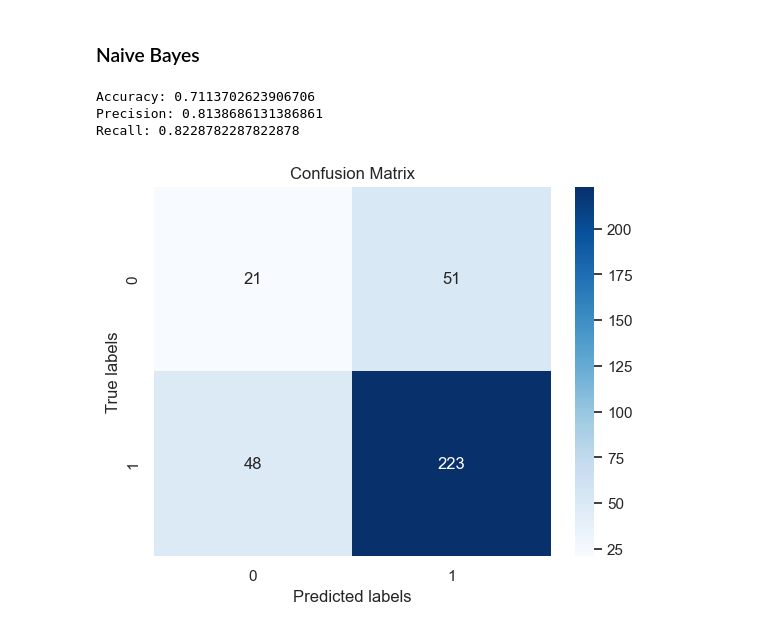
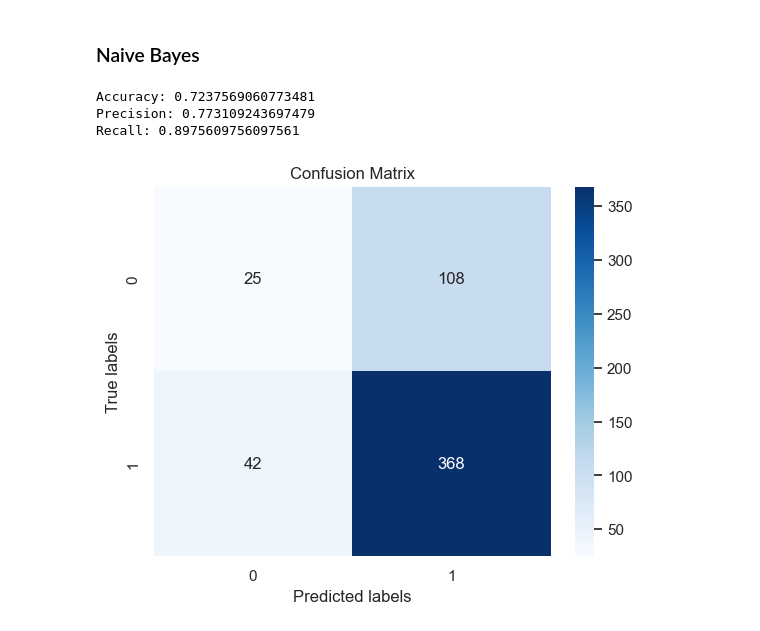
Before and after one commit to alfeng22/COMP562-Final-Project, a Jupyter notebook: data.ipynb, the cells around one changed output. Cells and saved outputs as stored; diff of their text form; code cells hidden in the pictures.

Commit message:
Add expanded data file, update model

```diff
--- a/data.ipynb
+++ b/data.ipynb
@@ -16,7 +16,7 @@ sns.set(style="whitegrid")
 # Read and display a snapshot ofour dataset
 # %%
 # Load the dataset
-df = pd.read_csv('Impact_of_Remote_Work_on_Mental_Health.csv')
+df = pd.read_csv('Expanded_Remote_Workers_Data1.csv')
 
 # Display the first few rows of the dataset
 df.head(10)
@@ -135,10 +135,14 @@ plt.show()
 # Convert categorical vars and split data
 # %%
 from sklearn.model_selection import train_test_split
+from sklearn.naive_bayes import MultinomialNB
+
 from sklearn.preprocessing import MinMaxScaler
-from imblearn.over_sampling import SMOTE
+from sklearn.decomposition import PCA
+from sklearn.pipeline import Pipeline
+import pandas as pd
 
-df = df[(df['Work_Location'] == 'Remote')]
+df = df[df['Work_Location'] == 'Remote']
 
 # Handle missing values
 df['Mental_Health_Condition'] = df['Mental_Health_Condition'].fillna('None')
@@ -148,16 +152,22 @@ df['Physical_Activity'] = df['Physical_Activity'].fillna('Unknown')
 df['Mental_Health_Condition'] = df['Mental_Health_Condition'].apply(lambda x: 1 if x in ['Anxiety', 'Depression', 'Burnout'] else 0)
 
 # Drop unnecessary columns
-df = df.drop(['Work_Location', 'Gender', 'Employee_ID'], axis=1)
+df = df.drop(['Work_Location', 'Employee_ID', 'Productivity_Change', 'Job_Role', 'Region'], axis=1)
 
 # Scale numeric features
-numeric_features = ['Age', 'Years_of_Experience']
+numeric_features = ['Age', 'Years_of_Experience', 'Hours_Worked_Per_Week', 'Work_Life_Balance_Rating', 'Social_Isolation_Rating', 'Company_Support_for_Remote_Work']
 scaler = MinMaxScaler()
 df[numeric_features] = scaler.fit_transform(df[numeric_features])
 
 # One-hot encode selected categorical features
-categorical_features = ['Stress_Level', 'Sleep_Quality', 'Access_to_Mental_Health_Resources', 'Productivity_Change', 'Job_Role', 'Satisfaction_with_Remote_Work', 'Physical_Activity', 'Industry', 'Region']
+categorical_features = ['Stress_Level', 'Sleep_Quality', 'Gender','Access_to_Mental_Health_Resources', 'Satisfaction_with_Remote_Work', 'Industry', 'Physical_Activity']
 df_encoded = pd.get_dummies(df, columns=categorical_features, drop_first=True)
+
+# Check and drop any rows with negative values
+if (df_encoded < 0).any().any():
+    negative_rows = df_encoded[(df_encoded < 0).any(axis=1)]
+    df_encoded = df_encoded[~(df_encoded < 0).any(axis=1)]
+
 
 # Define features and target
 X = df_encoded.drop('Mental_Health_Condition', axis=1)
@@ -166,10 +176,6 @@ y = df_encoded['Mental_Health_Condition']
 # Split the data into training and validation sets
 X_train, X_val, y_train, y_val = train_test_split(X, y, test_size=0.2, random_state=42)
 
-# Apply SMOTE for balancing the training data
-smote = SMOTE(random_state=42)
-X_train_smote, y_train_smote = smote.fit_resample(X_train, y_train)
-
 # Shape of the splits
 print("Training set shape:", X_train.shape)
 print("Validation set shape:", X_val.shape)
@@ -185,35 +191,35 @@ from sklearn.naive_bayes import MultinomialNB
 from sklearn.metrics import confusion_matrix, accuracy_score, precision_score, recall_score, roc_curve
 import numpy as np
 
 # Train the Naive Bayes model
 nb = MultinomialNB()
-nb.fit(X_train_smote, y_train_smote)
+nb.fit(X_train, y_train)
 
 # Predict probabilities for the positive class
 y_probs = nb.predict_proba(X_val)[:, 1]
 
 # Determine the optimal threshold using the ROC curve
 fpr, tpr, thresholds = roc_curve(y_val, y_probs)
 optimal_idx = np.argmax(tpr - fpr)
 optimal_threshold = thresholds[optimal_idx]
 
 # Predict based on the optimal threshold
 y_pred_optimal = (y_probs >= optimal_threshold).astype(int)
 
 # Calculate and print metrics
 print("Accuracy:", accuracy_score(y_val, y_pred_optimal))
 print("Precision:", precision_score(y_val, y_pred_optimal))
 print("Recall:", recall_score(y_val, y_pred_optimal))
 
 # Confusion matrix
 nb_cm = confusion_matrix(y_val, y_pred_optimal)
 sns.heatmap(nb_cm, annot=True, fmt="d", cmap='Blues')
 plt.xlabel('Predicted labels')
 plt.ylabel('True labels')
 plt.title('Confusion Matrix')
 plt.show()
 # %% [output]
-Accuracy: 0.7113702623906706
-Precision: 0.8138686131386861
-Recall: 0.8228782287822878
+Accuracy: 0.7237569060773481
+Precision: 0.773109243697479
+Recall: 0.8975609756097561
-[figure, old version]
+[figure, new version]
```
Also changed, not shown: parts of 3 cells of this notebook, 2 other files.
